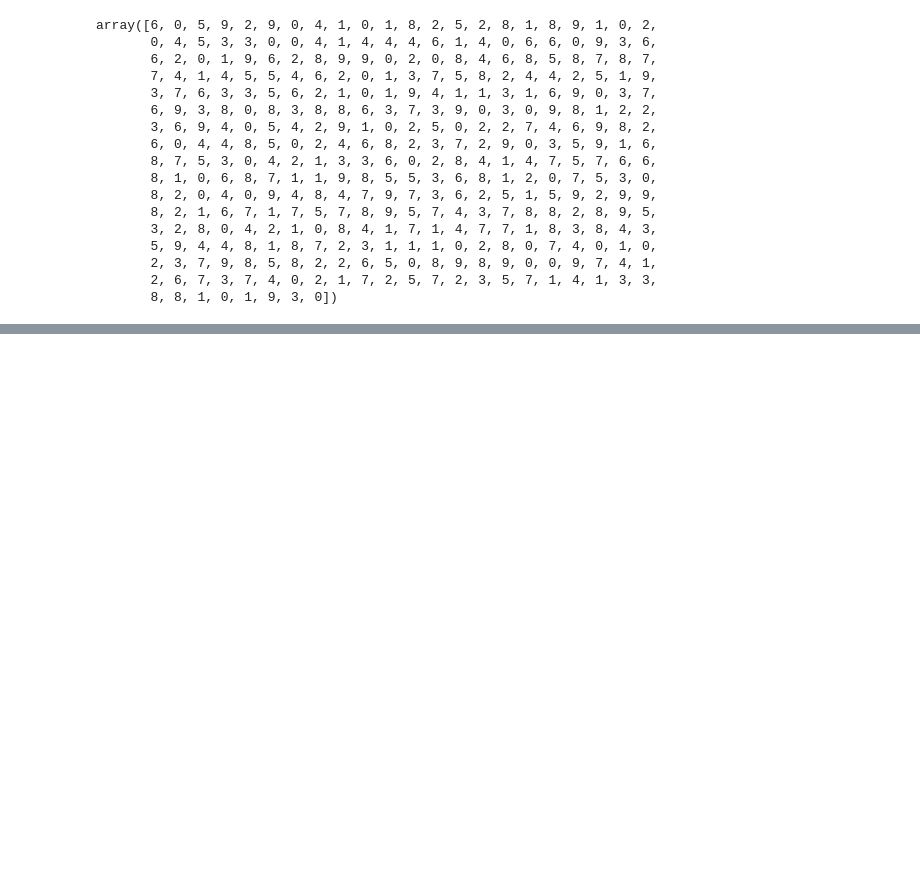
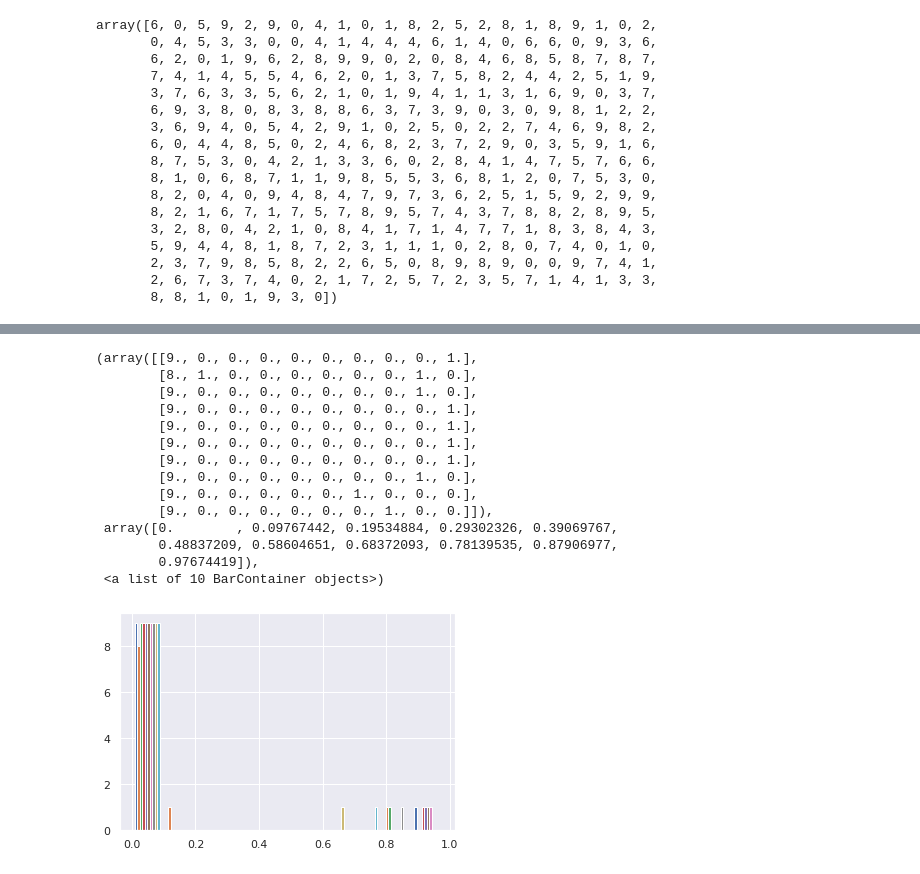
Before and after one commit to Futuremine97/-E02-__Load_Digits, a Jupyter notebook: [E__02]Digits_DecisionTree.ipynb, the cells around one changed output, grey strips where cells are left out. Saved outputs shown, nothing was run; the diff lists cells and outputs as text; code cells hidden in the pictures; blank space fills up the shorter version.

```diff
--- a/[E__02]Digits_DecisionTree.ipynb
+++ b/[E__02]Digits_DecisionTree.ipynb
@@ -103,0 +95,8 @@ array([[43,  0,  0,  0,  0,  0,  0,  0,  0,  0],
+# %%
+
+confusion_matrix(y_test, y_pred)
+array = confusion_matrix(y_test, y_pred)
+total = np.sum(array, axis = 1)
+array1 = array / total[:,None]
+t1 = array1
+array1
@@ -108,10 +128,11 @@ y_pred = random_forest.predict(X_test)
 
 print(classification_report(y_test, y_pred))
 
-
-
-accuracy = accuracy_score(y_test, y_pred)
-accuracy
+array2 = confusion_matrix(y_test, y_pred)
+total2 = np.sum(array, axis = 1)
+array2 = array / total2[:,None]
+t2 = array2
+array2
 # %% [output]
               precision    recall  f1-score   support
 
@@ -274,0 +454,19 @@ array([[43,  0,  0,  0,  0,  0,  0,  0,  0,  0],
+# %%
+plt.hist(t1)
+plt.hist(t2)
+# %% [output]
+(array([[9., 0., 0., 0., 0., 0., 0., 0., 0., 1.],
+        [8., 1., 0., 0., 0., 0., 0., 0., 1., 0.],
+        [9., 0., 0., 0., 0., 0., 0., 0., 1., 0.],
+        [9., 0., 0., 0., 0., 0., 0., 0., 0., 1.],
+        [9., 0., 0., 0., 0., 0., 0., 0., 0., 1.],
+        [9., 0., 0., 0., 0., 0., 0., 0., 0., 1.],
+        [9., 0., 0., 0., 0., 0., 0., 0., 0., 1.],
+        [9., 0., 0., 0., 0., 0., 0., 0., 1., 0.],
+        [9., 0., 0., 0., 0., 0., 1., 0., 0., 0.],
+        [9., 0., 0., 0., 0., 0., 0., 1., 0., 0.]]),
+ array([0.        , 0.09767442, 0.19534884, 0.29302326, 0.39069767,
+        0.48837209, 0.58604651, 0.68372093, 0.78139535, 0.87906977,
+        0.97674419]),
+ <a list of 10 BarContainer objects>)
+[figure, added]
```
Also changed, not shown: parts of 14 cells of this notebook, 1 other file.
